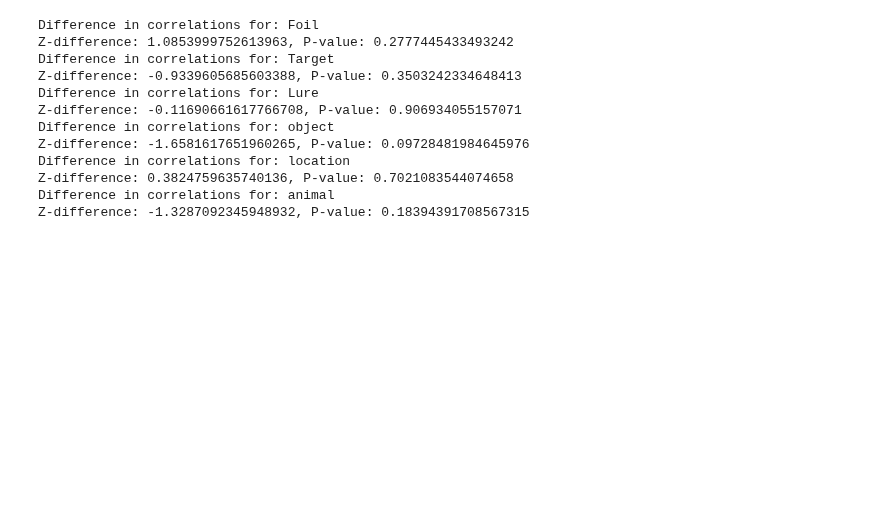
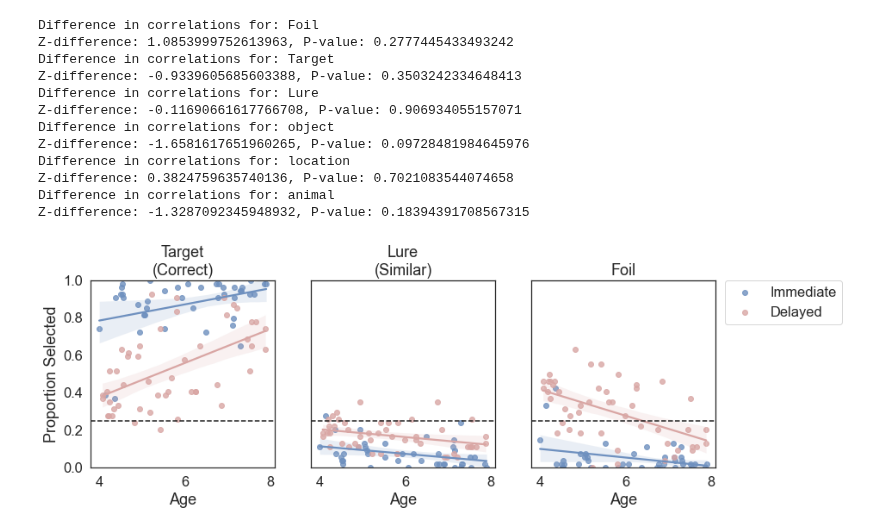
Before and after one commit to samsydco/PSPC, a Jupyter notebook: Results_PS.ipynb, the cells around one changed output. Cells and saved outputs as stored; diff of their text form; code cells hidden in the pictures; blank space fills up the shorter version.

```diff
--- a/Results_PS.ipynb
+++ b/Results_PS.ipynb
@@ -518,3 +572,22 @@ Difference in correlations for: location
 Z-difference: 0.3824759635740136, P-value: 0.7021083544074658
 Difference in correlations for: animal
 Z-difference: -1.3287092345948932, P-value: 0.18394391708567315
+# %%
+order = ['Target','Lure','Foil']
+title = ['Target\n(Correct)', 'Lure\n(Similar)', 'Foil']
+sns.set_theme(style="white",font_scale=1.5, palette=['#6e90bf',  '#d9a6a4', '#c26f6d'])
+fig,ax=plt.subplots(1,3,figsize=(13, 4))
+for i,selection in enumerate(order):
+    tmp = PSagedf[PSagedf['Selection']==selection]
+    sns.regplot(data=tmp[tmp['Delay']==False],x="Age", y="Proportion Selected",ax=ax[i],label='Immediate')
+    sns.regplot(data=tmp[tmp['Delay']==True],x="Age", y="Proportion Selected",ax=ax[i],label='Delayed')
+    ax[i].set_ylim([0,1])
+    ax[i].axhline(y=0.25, color='k', linestyle='--')
+    ax[i].set_title(title[i])
+    if i>0:
+        ax[i].set(yticklabels=[])
+        ax[i].set(ylabel=None)
+handles, labels = ax[i].get_legend_handles_labels()
+l = plt.legend(handles[0:4], labels[0:4], bbox_to_anchor=(1.05, 1), loc=2, borderaxespad=0.)
+# %% [output]
+[figure, added]
```
Also changed, not shown: parts of 5 cells of this notebook.
